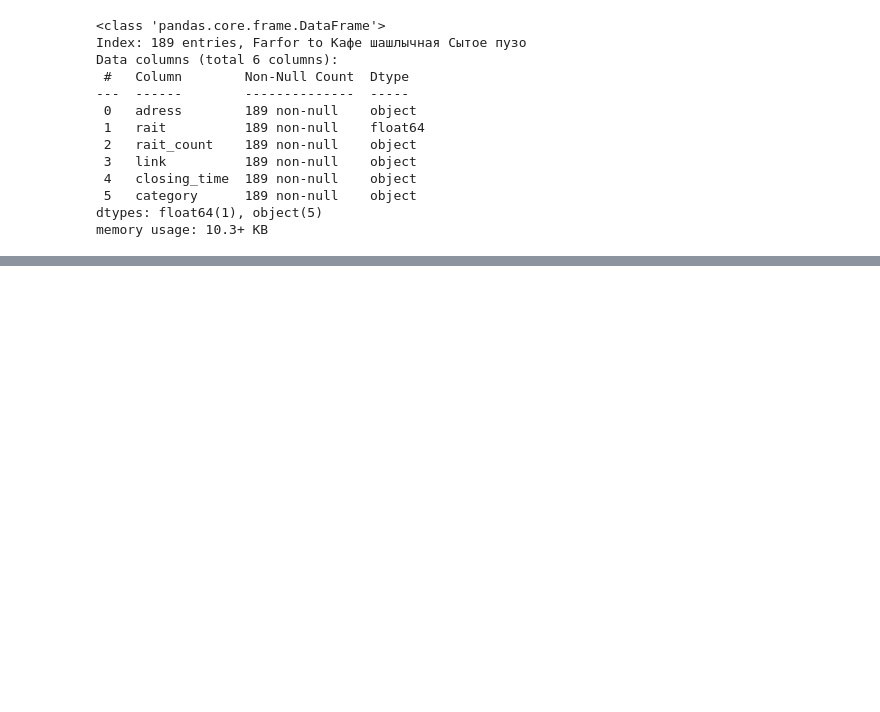
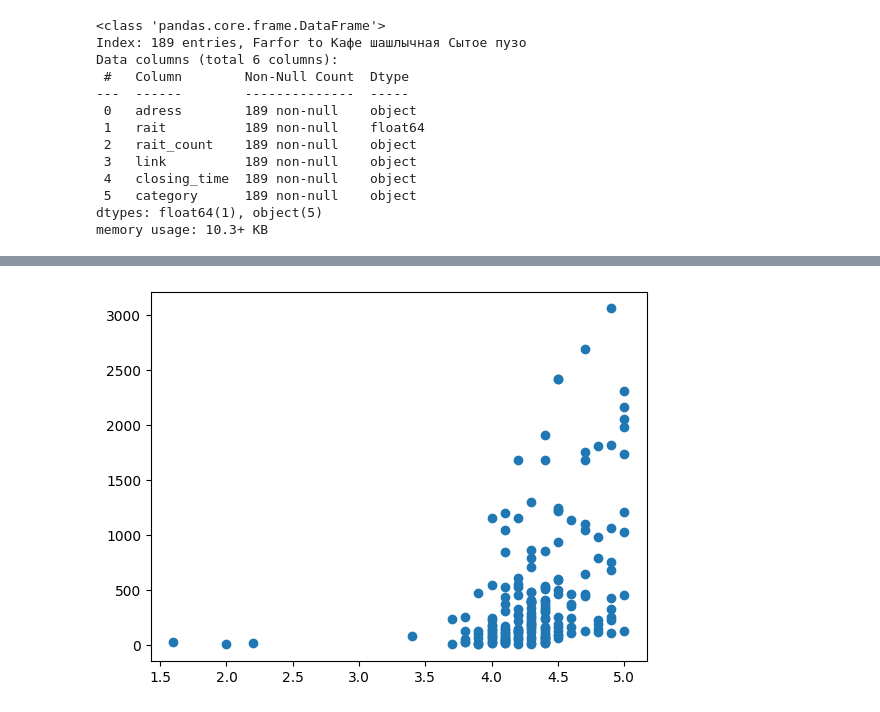
Before and after one commit to crissyro/base-of-DS, a Jupyter notebook: notebooks/intelligence_analysis_belgorod_food_places.ipynb, the cells around one changed output, grey strips where cells are left out. Cells and saved outputs as stored; diff of their text form; code cells hidden in the pictures; blank space fills up the shorter version.

```diff
--- a/notebooks/intelligence_analysis_belgorod_food_places.ipynb
+++ b/notebooks/intelligence_analysis_belgorod_food_places.ipynb
@@ -255,0 +238,11 @@ memory usage: 10.3+ KB
+# %%
+def parse_rait_count(rait_count):
+    res = ""
+    for ch in rait_count:
+        if ch.isdigit():
+            res += ch
+
+    return int(res) if len(res) > 0 else None
+
+df['rait_count'] = df['rait_count'].apply(parse_rait_count)
+df.rait_count.value_counts()
@@ -255,0 +279,4 @@ memory usage: 10.3+ KB
+# %%
+plt.scatter(df.rait, df.rait_count);
+# %% [output]
+[figure, added]
```
Also changed, not shown: parts of 6 cells of this notebook.
